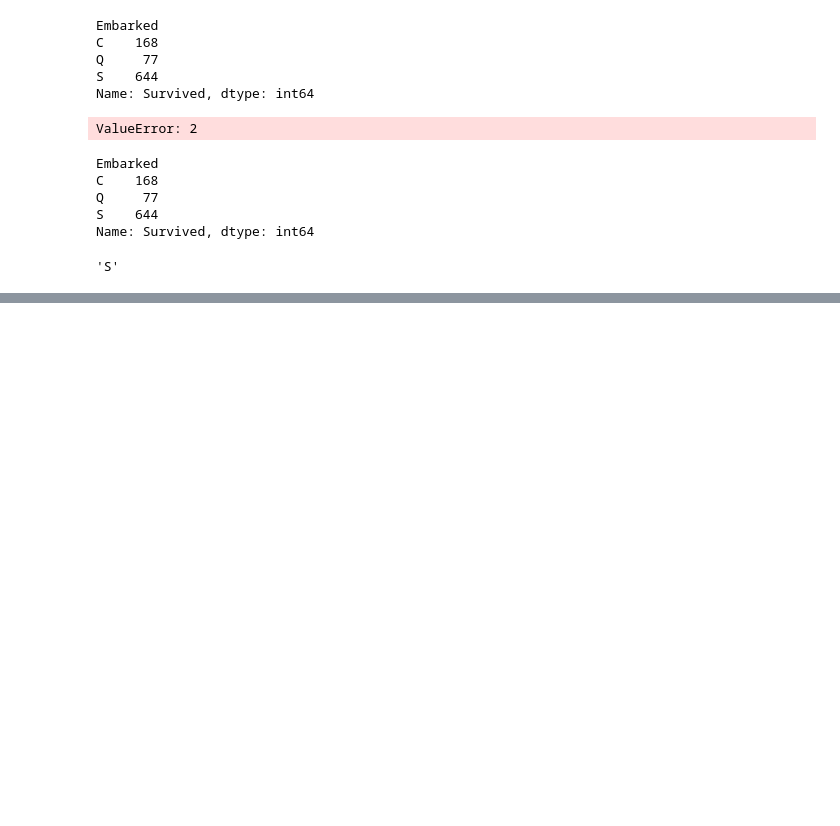
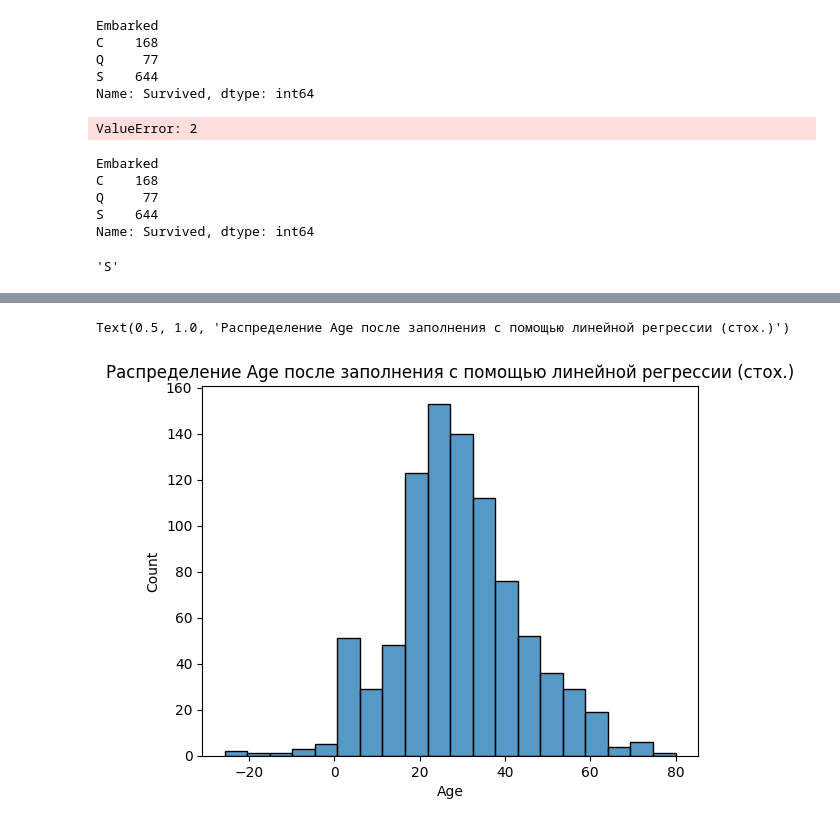
Before and after one commit to 88alexinho/data_analysis, a Jupyter notebook: missing_values.ipynb, the cells around one changed output, grey strips where cells are left out. Saved outputs shown, nothing was run; the diff lists cells and outputs as text; code cells hidden in the pictures; blank space fills up the shorter version.

```diff
--- a/missing_values.ipynb
+++ b/missing_values.ipynb
@@ -420,0 +641,14 @@ titanic.drop(columns = ['Embarked'], inplace = True)
+# %%
+# объявим функцию для создания гауссовского шума
+# на входе эта функция будет принимать некоторый массив значений x,
+# среднее значение mu, СКО std и точку отсчета для воспроизводимости результата
+def gaussian_noise(x, mu = 0, std = 1, random_state = 42):
+
+  # вначале создадим объект, который позволит получать воспроизводимые результаты
+  rs = np.random.RandomState(random_state)
+
+  # применим метод .normal() к этому объекту для создания гауссовского шума
+  noise = rs.normal(mu, std, size = x.shape)
+
+  # добавим шум к исходному массиву
+  return x + noise
@@ -420,0 +665,11 @@ titanic.drop(columns = ['Embarked'], inplace = True)
+# %%
+# соединим датасеты и обновим индекс
+lr_stochastic = pd.concat([train, test])
+lr_stochastic.sort_index(inplace = True)
+
+# вернем исходный масштаб с помощью метода .inverse_transform()
+lr_stochastic = pd.DataFrame(scaler.inverse_transform(lr_stochastic), columns = lr_stochastic.columns)
+
+# округлим столбец Age и выведем результат
+lr_stochastic.Age = lr_stochastic.Age.round(1)
+lr_stochastic.head(7)
@@ -420,0 +685,8 @@ titanic.drop(columns = ['Embarked'], inplace = True)
+# %%
+# посмотрим на распределение возраста
+# после заполнения пропусков с помощью стохастического подхода
+sns.histplot(lr_stochastic['Age'], bins = 20)
+plt.title('Распределение Age после заполнения с помощью линейной регрессии (стох.)')
+# %% [output]
+Text(0.5, 1.0, 'Распределение Age после заполнения с помощью линейной регрессии (стох.)')
+[figure, added]
```
Also changed, not shown: parts of 38 cells of this notebook.
